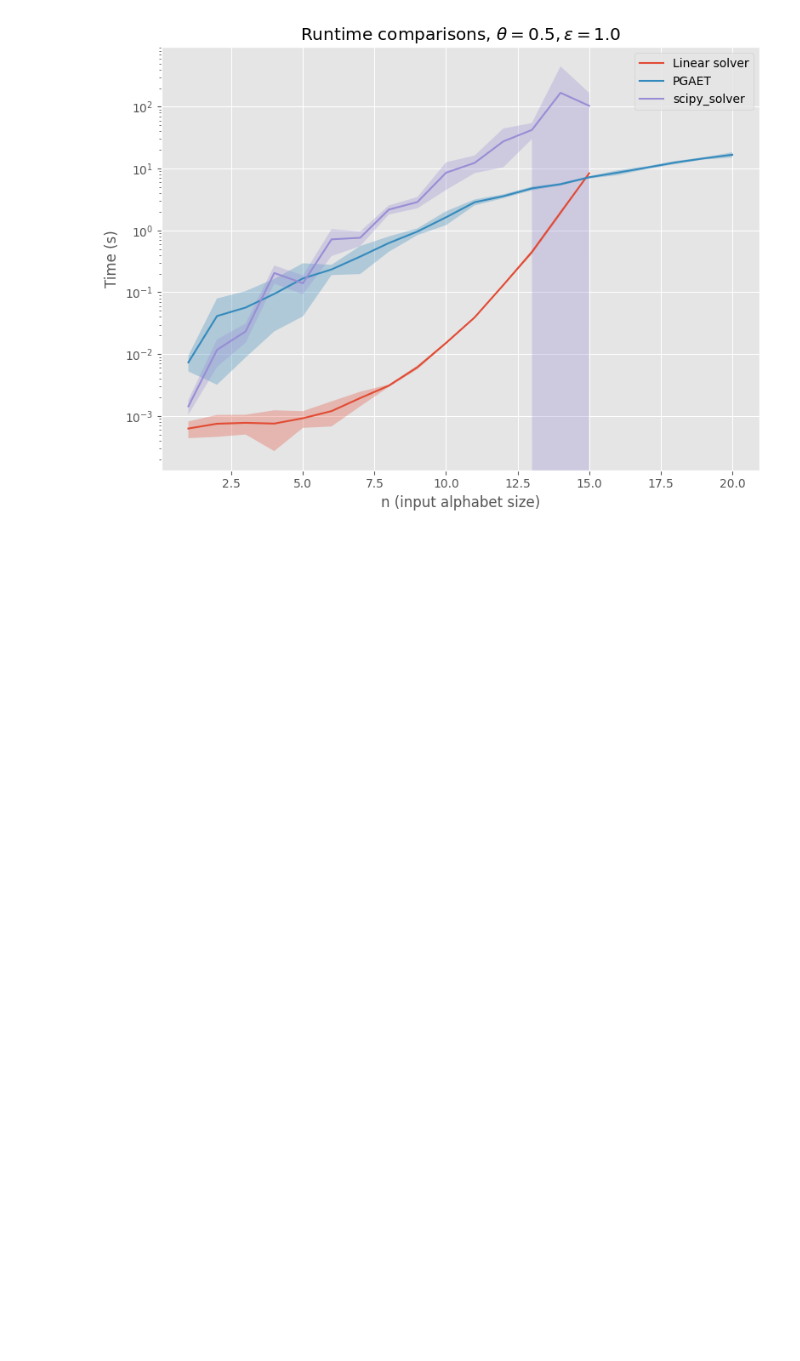
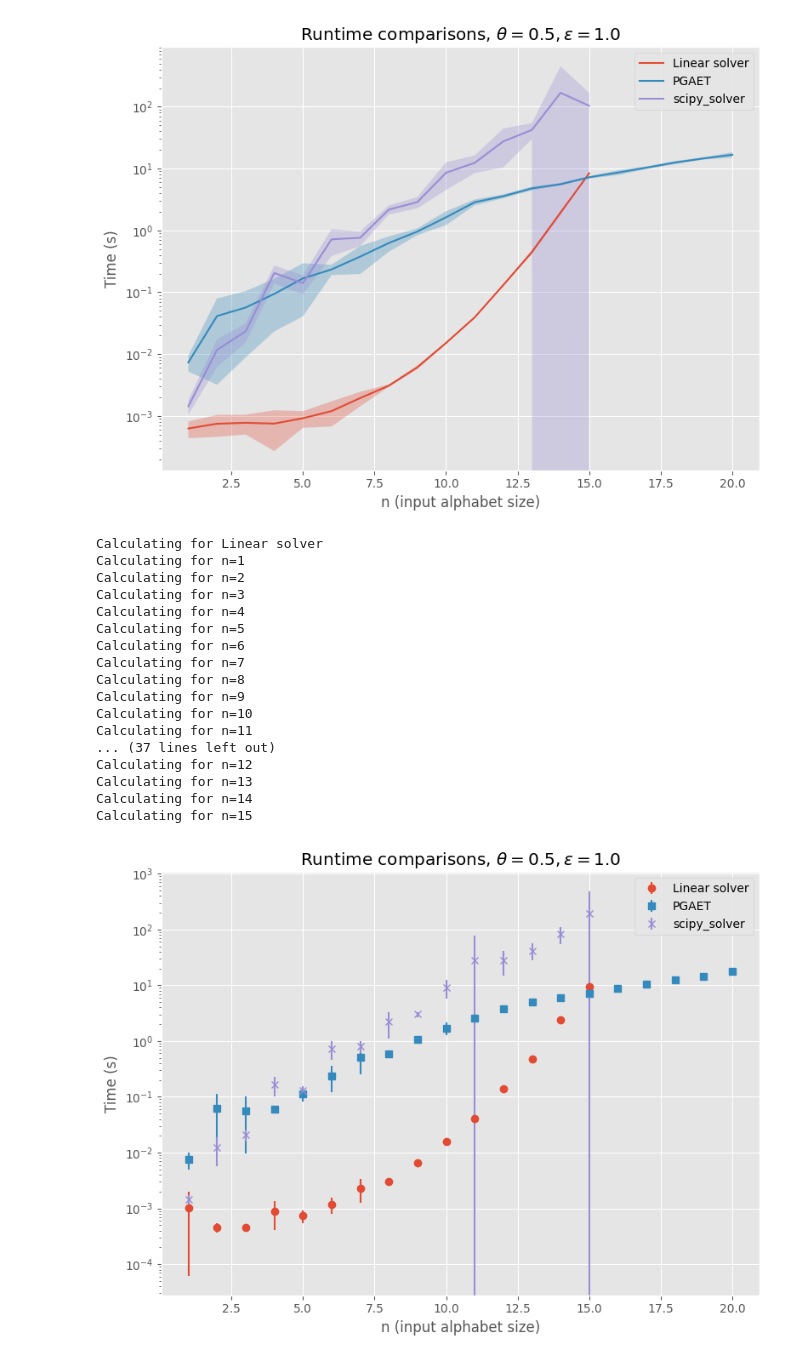
Before and after one commit to MatejVe/locally_efficient_differential_privacy, a Jupyter notebook: scipy_solver.ipynb, the cells around one changed output. Drawn from its saved outputs; the diff is of its cells as text; code cells hidden in the pictures; blank space fills up the shorter version.

Commit message:
Runtime comparison

```diff
--- a/scipy_solver.ipynb
+++ b/scipy_solver.ipynb
@@ -75,3 +74,24 @@ Calculating for n=13
 Calculating for n=14
 Calculating for n=15
 [figure]
+# %%
+DP_tester.compare_runtimes([LinearSolver(), PGAWithEdgeTraversal(), ScipySolver()], [15, 25, 15], 0.5, 1.0, log=True)
+# %% [output]
+Calculating for Linear solver
+Calculating for n=1
+Calculating for n=2
+Calculating for n=3
+Calculating for n=4
+Calculating for n=5
+Calculating for n=6
+Calculating for n=7
+Calculating for n=8
+Calculating for n=9
+Calculating for n=10
+Calculating for n=11
+... (37 lines left out)
+Calculating for n=12
+Calculating for n=13
+Calculating for n=14
+Calculating for n=15
+[figure, added]
```
Also changed, not shown: parts of 2 cells of this notebook.
